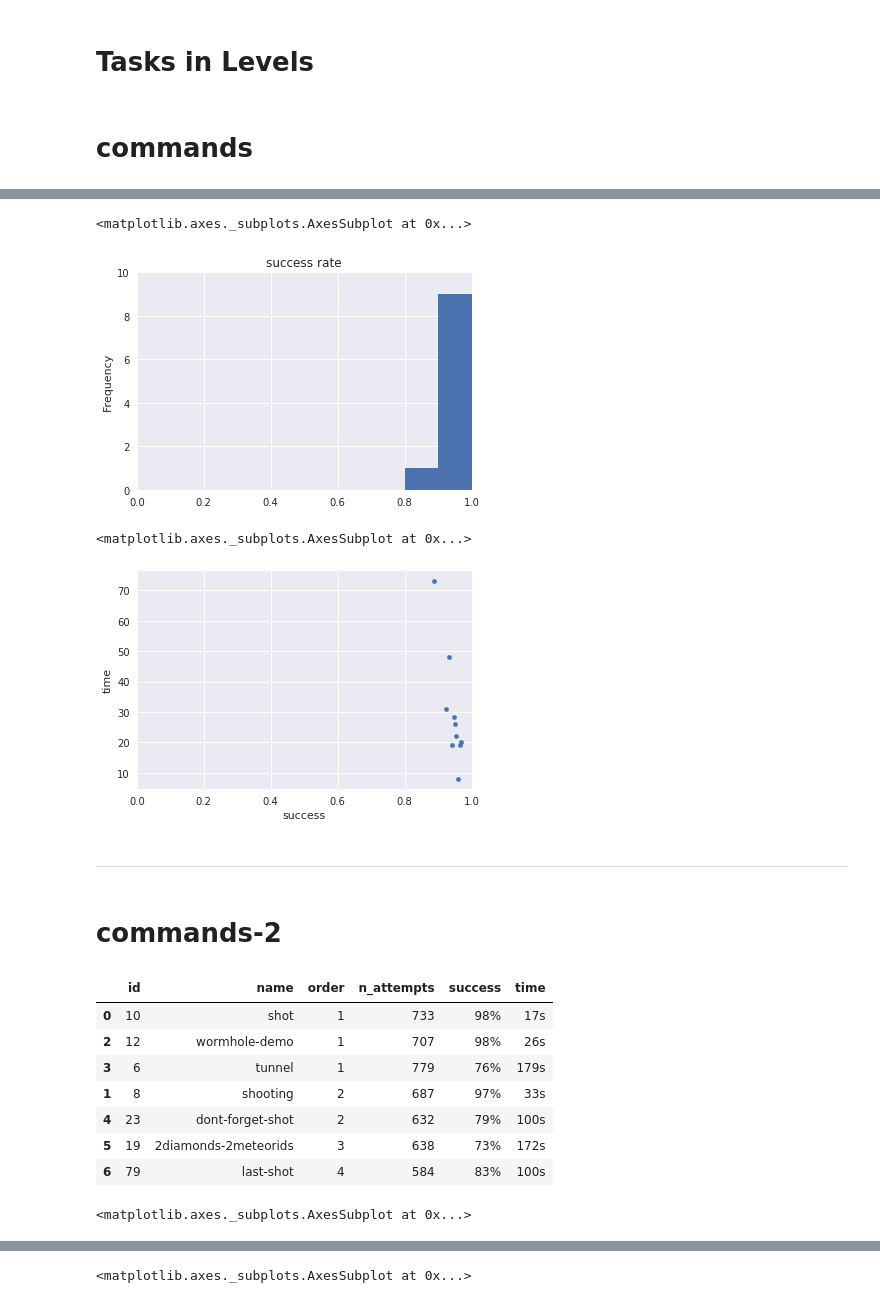
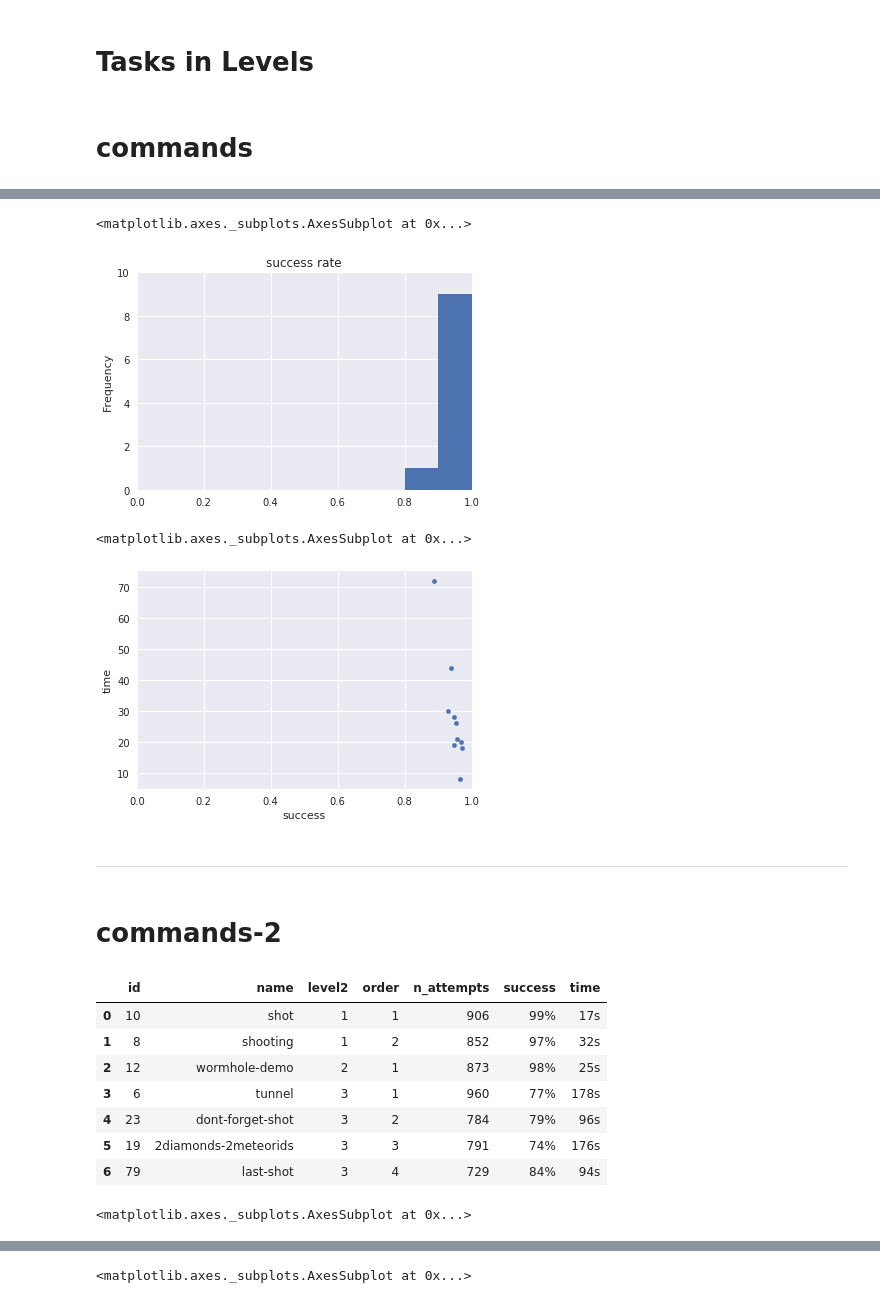
Before and after one commit to adaptive-learning/robomission, a Jupyter notebook: backend/monitoring/notebooks/monitoring_template.ipynb, the cells around one changed output, grey strips where cells are left out. Drawn from its saved outputs; the diff is of its cells as text; code cells hidden in the pictures.

Commit message:
Sort tasks in monitoring dashboard by phase and order

```diff
--- a/backend/monitoring/notebooks/monitoring_template.ipynb
+++ b/backend/monitoring/notebooks/monitoring_template.ipynb
@@ -16,5 +19,5 @@ sns.set()
 pd.options.display.float_format = '{:.2f}'.format
 # %%
 # Load data from local cache, fetch and store if not available.
-data = get_production_data('2018-05-12')
+data = get_production_data('2018-06-21')
 # %% [output]
@@ -114,12 +117,16 @@ tasks.plot.scatter(x='success', y='time', logy=True)
 # %%
 grouped_tasks = tasks.groupby('mission')
 missions = pd.DataFrame(OrderedDict(
-    order=grouped_tasks['level'].min(),
+    level=grouped_tasks['level'].min(),
     time=grouped_tasks.time.median(), # median of medians
     success=grouped_tasks.success.mean(),
     n_attempts=grouped_tasks.n_attempts.sum(),
     n_solved=grouped_tasks.n_solved.sum(),
+    n_tasks=grouped_tasks.name.count(),
 )).reset_index()
 missions = missions.rename(columns={'mission': 'name'})
-display_level_overview(missions)
+missions = missions.sort_values(by='level')
+missions = missions[
+    ['level', 'name', 'n_tasks', 'n_attempts', 'success', 'time']]
+display_level_overview(missions, order_by='level')
 # %% [output]
@@ -155,9 +162,10 @@ def display_time_vs_success(tasks):
 
 def analyze_level(name):
     ts = tasks[tasks.mission == name]
-    ts = ts[['name', 'order', 'n_attempts', 'success', 'time']]
+    ts = ts[['name', 'level2', 'order',
+             'n_attempts', 'success', 'time']]
     display(Markdown('# {name}'.format(name=name)))
-    display_level_overview(ts, order_by=['order', 'time'])
+    display_level_overview(ts.reset_index(), order_by=['level2', 'order'])
     display_success_rate_hist(ts)
     display_time_vs_success(ts)
     display(Markdown('-----'))
@@ -180,17 +188,17 @@ for name in missions.name:
 <matplotlib.axes._subplots.AxesSubplot at 0x...>
 [figure]
 <matplotlib.axes._subplots.AxesSubplot at 0x...>
-[figure, old version]
+[figure, new version]
 -----
 # commands-2
-|  | id | name | order | n_attempts | success | time |
-| 0 | 10 | shot | 1 | 733 | 98% | 17s |
-| 2 | 12 | wormhole-demo | 1 | 707 | 98% | 26s |
-| 3 | 6 | tunnel | 1 | 779 | 76% | 179s |
-| 1 | 8 | shooting | 2 | 687 | 97% | 33s |
-| 4 | 23 | dont-forget-shot | 2 | 632 | 79% | 100s |
-| 5 | 19 | 2diamonds-2meteorids | 3 | 638 | 73% | 172s |
-| 6 | 79 | last-shot | 4 | 584 | 83% | 100s |
+|  | id | name | level2 | order | n_attempts | success | time |
+| 0 | 10 | shot | 1 | 1 | 906 | 99% | 17s |
+| 1 | 8 | shooting | 1 | 2 | 852 | 97% | 32s |
+| 2 | 12 | wormhole-demo | 2 | 1 | 873 | 98% | 25s |
+| 3 | 6 | tunnel | 3 | 1 | 960 | 77% | 178s |
+| 4 | 23 | dont-forget-shot | 3 | 2 | 784 | 79% | 96s |
+| 5 | 19 | 2diamonds-2meteorids | 3 | 3 | 791 | 74% | 176s |
+| 6 | 79 | last-shot | 3 | 4 | 729 | 84% | 94s |
 <matplotlib.axes._subplots.AxesSubplot at 0x...>
 [figure]
 <matplotlib.axes._subplots.AxesSubplot at 0x...>
```
Also changed, not shown: parts of 14 cells of this notebook, 2 other files.
